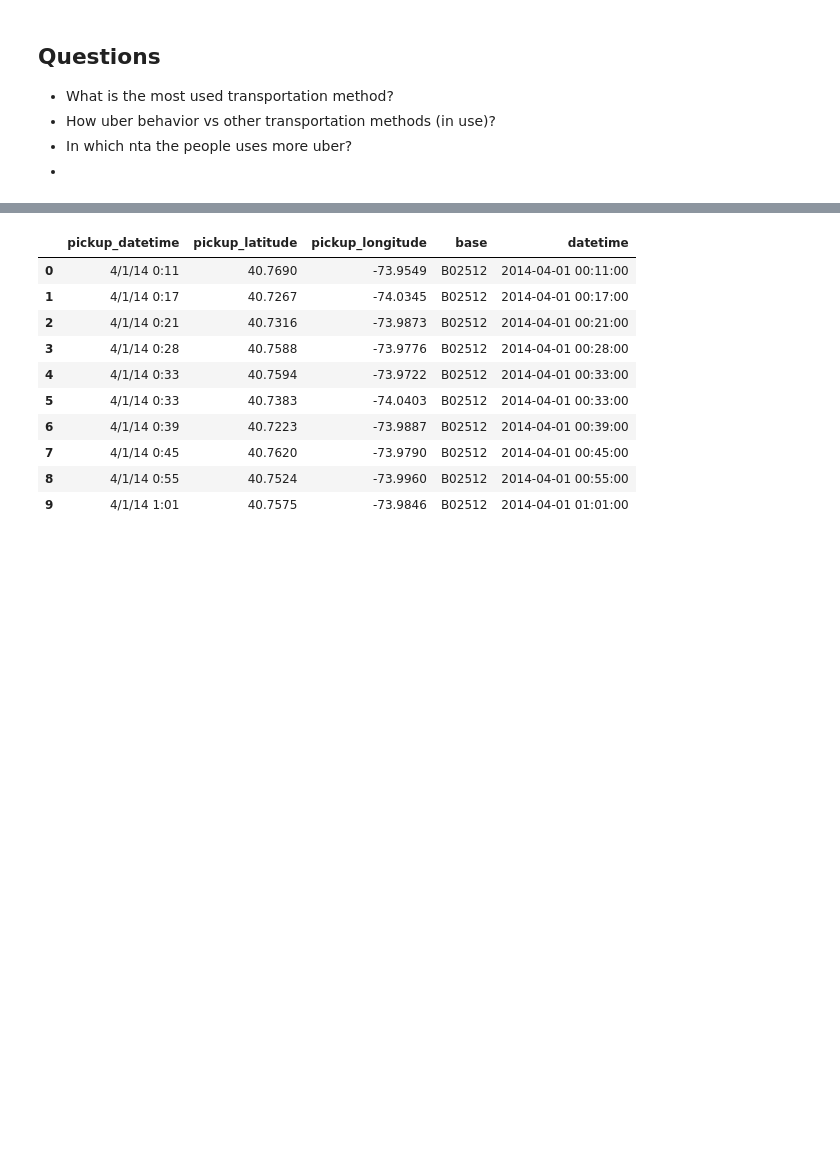
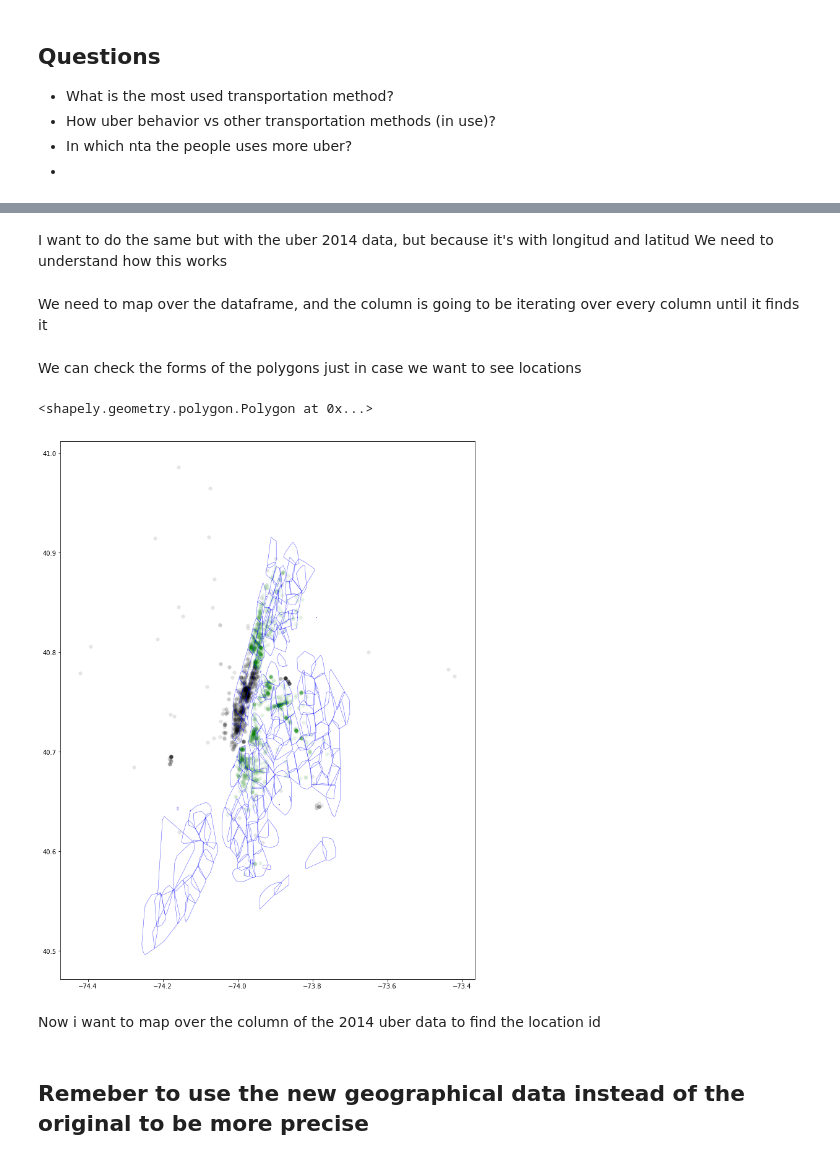
Before and after one commit to juanprq/datathon-week-1, a Jupyter notebook: source/Datathon week 1.ipynb, the cells around one changed output, grey strips where cells are left out. Cells and saved outputs as stored; diff of their text form; code cells hidden in the pictures; blank space fills up the shorter version.

```diff
--- a/source/Datathon week 1.ipynb
+++ b/source/Datathon week 1.ipynb
@@ -89,16 +98,0 @@ metro.head(10)
-# %%
-# uber_2014['datetime'] = datetime.datetime.strptime(date_time_str, '%Y-%m-%d %H:%M:%S.%f')
-uber_2014['datetime'] = uber_2014['pickup_datetime'].astype('datetime64[ns]')
-uber_2014.head(10)
-# %% [output]
-|  | pickup_datetime | pickup_latitude | pickup_longitude | base | datetime |
-| 0 | 4/1/14 0:11 | 40.7690 | -73.9549 | B02512 | 2014-04-01 00:11:00 |
-| 1 | 4/1/14 0:17 | 40.7267 | -74.0345 | B02512 | 2014-04-01 00:17:00 |
-| 2 | 4/1/14 0:21 | 40.7316 | -73.9873 | B02512 | 2014-04-01 00:21:00 |
-| 3 | 4/1/14 0:28 | 40.7588 | -73.9776 | B02512 | 2014-04-01 00:28:00 |
-| 4 | 4/1/14 0:33 | 40.7594 | -73.9722 | B02512 | 2014-04-01 00:33:00 |
-| 5 | 4/1/14 0:33 | 40.7383 | -74.0403 | B02512 | 2014-04-01 00:33:00 |
-| 6 | 4/1/14 0:39 | 40.7223 | -73.9887 | B02512 | 2014-04-01 00:39:00 |
-| 7 | 4/1/14 0:45 | 40.7620 | -73.9790 | B02512 | 2014-04-01 00:45:00 |
-| 8 | 4/1/14 0:55 | 40.7524 | -73.9960 | B02512 | 2014-04-01 00:55:00 |
-| 9 | 4/1/14 1:01 | 40.7575 | -73.9846 | B02512 | 2014-04-01 01:01:00 |
@@ -106,0 +99,54 @@ df.groupby([df['datetime'].dt.date]).count()
+# %% [markdown]
+I want to do the same but with the uber 2014 data, but because it's with longitud and latitud We need to understand how this works
+# %% [markdown]
+We need to map over the dataframe, and the column is going to be iterating over every column until it finds it
+# %%
+from shapely.geometry import MultiPoint
+
+geo_df = datasets['geographic']
+rows, cols = geo_df.shape
+
+# Build a hash with the location_id as key and Polygon as value
+geo_polygons = {}
+for location_id in geo_df.columns:
+    poly_points = geo_df[location_id]
+
+    half_range = range(int(rows / 2))
+    coordinates = [(poly_points[i * 2], poly_points[i * 2 + 1]) for i in half_range]
+    poly = MultiPoint(coordinates).convex_hull
+    geo_polygons[location_id] = poly
+# %% [markdown]
+We can check the forms of the polygons just in case we want to see locations
+# %%
+location_id = 'BX59'
+geo_polygons[location_id]
+# %% [output]
+<shapely.geometry.polygon.Polygon at 0x...>
+# %%
+import matplotlib.pyplot as plt
+from descartes import PolygonPatch
+
+fig = plt.figure(figsize = (12, 16))
+
+for key, value in geo_polygons.items():
+    x, y = value.exterior.xy
+
+    ax = fig.add_subplot(111)
+    ax.plot(x, y, color = 'blue', alpha = 0.7, linewidth = 0.5)
+
+#     ring = PolygonPatch(value)
+#     ax.add_patch(ring)
+
+for i, row in datasets['uber_trips_2014'].head(1000).iterrows():
+    x, y = row['pickup_longitude'], row['pickup_latitude']
+    ax = fig.add_subplot(111)
+    ax.scatter(x = x, y = y, linewidth = 0.1, alpha = 0.1, color = 'black')
+
+for i, row in datasets['green_trips'][datasets['green_trips']['pickup_latitude'] != 0].head(1000).iterrows():
+    x, y = row['pickup_longitude'], row['pickup_latitude']
+    ax = fig.add_subplot(111)
+    ax.scatter(x = x, y = y, linewidth = 0.1, alpha = 0.1, color = 'green')
+# %% [output]
+[figure, added]
+# %% [markdown]
+Now i want to map over the column of the 2014 uber data to find the location id
@@ -106,0 +172,2 @@ df.groupby([df['datetime'].dt.date]).count()
+# %% [markdown]
+## Remeber to use the new geographical data instead of the original to be more precise
```
Also changed, not shown: parts of 24 cells of this notebook, 4 other files.
